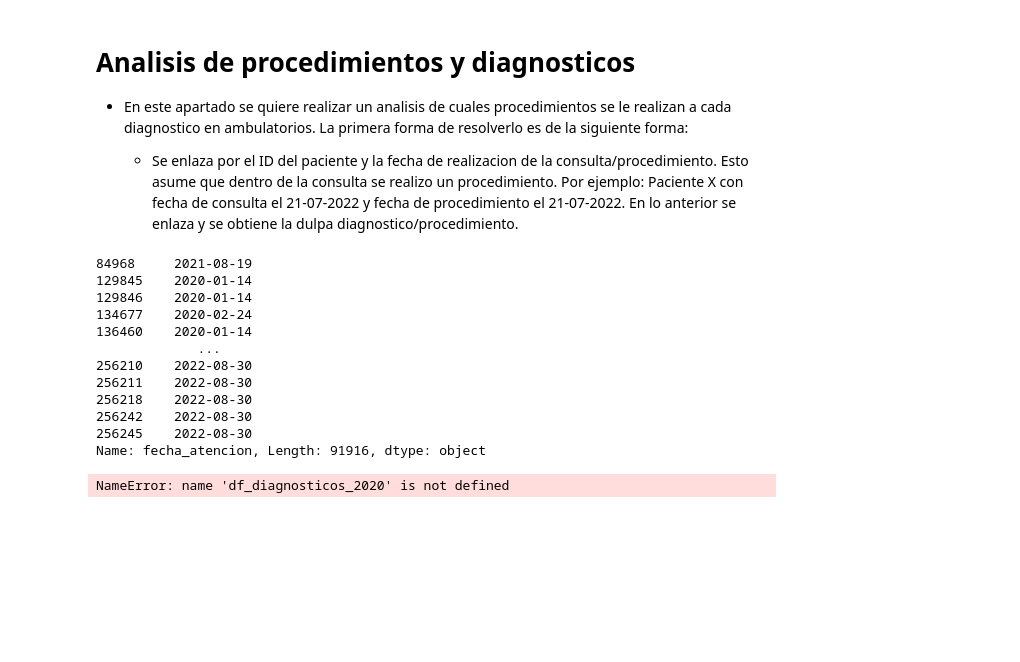
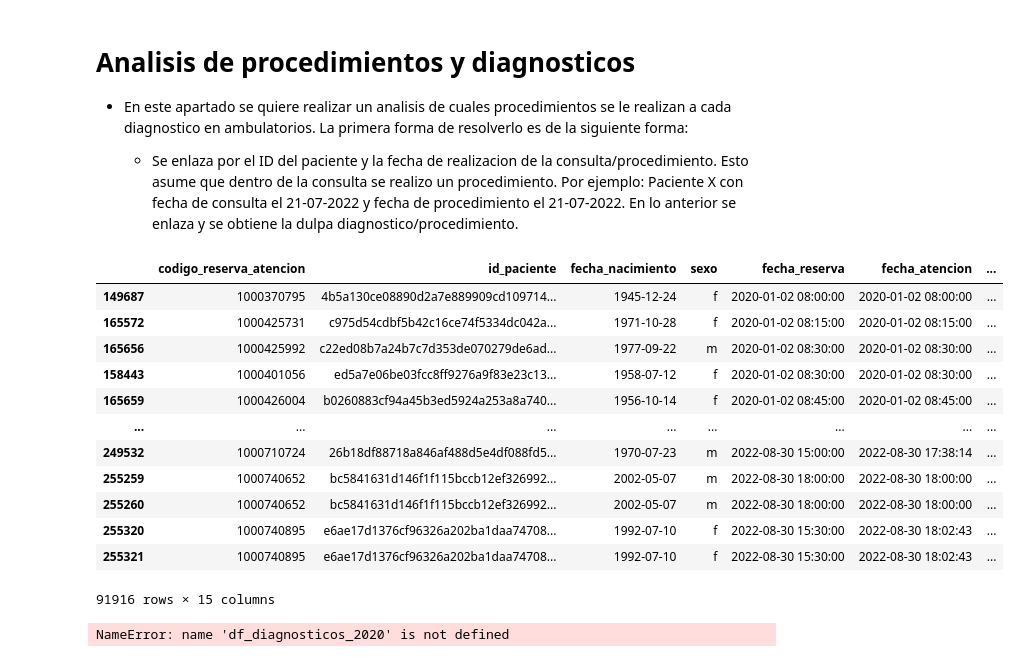
Before and after one commit to JavierRojas14/int-ambulatorio, a Jupyter notebook: notebooks/2.0-jrb-time-series-analysis.ipynb, the cells around one changed output. Cells and saved outputs as stored; diff of their text form; code cells hidden in the pictures; blank space fills up the shorter version.

Commit message:
Ordena fechas de bases

```diff
--- a/notebooks/2.0-jrb-time-series-analysis.ipynb
+++ b/notebooks/2.0-jrb-time-series-analysis.ipynb
@@ -30,6 +30,7 @@ df_diagnosticos = pd.read_csv(
 df_diagnosticos = build_features.formatear_fechas_ambulatorio(df_diagnosticos)
 df_diagnosticos = build_features.agregar_rango_etario(df_diagnosticos)
 df_diagnosticos["fecha_atencion_sin_hora"] = df_diagnosticos.fecha_atencion.dt.date
+df_diagnosticos = df_diagnosticos.sort_values("fecha_atencion")
 # %%
 df_procedimientos = pd.read_csv(
     "../data/processed/datos_limpios_procedimientos.csv", encoding="latin-1", sep=";"
@@ -38,6 +39,7 @@ df_procedimientos["fecha_realizacion"] = pd.to_datetime(
     df_procedimientos.fecha_realizacion, yearfirst=True, errors="coerce"
 )
 df_procedimientos["fecha_realizacion_sin_hora"] = df_procedimientos.fecha_realizacion.dt.date
+df_procedimientos = df_procedimientos.sort_values("fecha_realizacion")
 
 fecha_minimo_procedimientos = min(df_procedimientos.fecha_realizacion)
 fecha_maximo_procedimientos = max(df_procedimientos.fecha_realizacion)
@@ -111,20 +113,21 @@ diagnostico en ambulatorios. La primera forma de resolverlo es de la siguiente f
     de consulta el 21-07-2022 y fecha de procedimiento el 21-07-2022. En lo anterior se enlaza y
     se obtiene la dulpa diagnostico/procedimiento.
 # %%
-df_diagnosticos_acotado.fecha_atencion.dt.date
+df_diagnosticos_acotado.sort_values("fecha_atencion")
 # %% [output]
+|  | codigo_reserva_atencion | id_paciente | fecha_nacimiento | sexo | fecha_reserva | fecha_atencion | ... |
+| 149687 | 1000370795 | 4b5a130ce08890d2a7e889909cd109714... | 1945-12-24 | f | 2020-01-02 08:00:00 | 2020-01-02 08:00:00 | ... |
+| 165572 | 1000425731 | c975d54cdbf5b42c16ce74f5334dc042a... | 1971-10-28 | f | 2020-01-02 08:15:00 | 2020-01-02 08:15:00 | ... |
+| 165656 | 1000425992 | c22ed08b7a24b7c7d353de070279de6ad... | 1977-09-22 | m | 2020-01-02 08:30:00 | 2020-01-02 08:30:00 | ... |
+| 158443 | 1000401056 | ed5a7e06be03fcc8ff9276a9f83e23c13... | 1958-07-12 | f | 2020-01-02 08:30:00 | 2020-01-02 08:30:00 | ... |
+| 165659 | 1000426004 | b0260883cf94a45b3ed5924a253a8a740... | 1956-10-14 | f | 2020-01-02 08:45:00 | 2020-01-02 08:45:00 | ... |
+| ... | ... | ... | ... | ... | ... | ... | ... |
+| 249532 | 1000710724 | 26b18df88718a846af488d5e4df088fd5... | 1970-07-23 | m | 2022-08-30 15:00:00 | 2022-08-30 17:38:14 | ... |
+| 255259 | 1000740652 | bc5841631d146f1f115bccb12ef326992... | 2002-05-07 | m | 2022-08-30 18:00:00 | 2022-08-30 18:00:00 | ... |
+| 255260 | 1000740652 | bc5841631d146f1f115bccb12ef326992... | 2002-05-07 | m | 2022-08-30 18:00:00 | 2022-08-30 18:00:00 | ... |
+| 255320 | 1000740895 | e6ae17d1376cf96326a202ba1daa74708... | 1992-07-10 | f | 2022-08-30 15:30:00 | 2022-08-30 18:02:43 | ... |
+| 255321 | 1000740895 | e6ae17d1376cf96326a202ba1daa74708... | 1992-07-10 | f | 2022-08-30 15:30:00 | 2022-08-30 18:02:43 | ... |
-84968     2021-08-19
-129845    2020-01-14
-129846    2020-01-14
-134677    2020-02-24
-136460    2020-01-14
-             ...
-256210    2022-08-30
-256211    2022-08-30
-256218    2022-08-30
-256242    2022-08-30
-256245    2022-08-30
-Name: fecha_atencion, Length: 91916, dtype: object
+91916 rows × 15 columns
 # %%
 union = pd.merge(
     df_diagnosticos_2020, df_procedimientos, left_index=True, right_index=True, how="inner"
```
